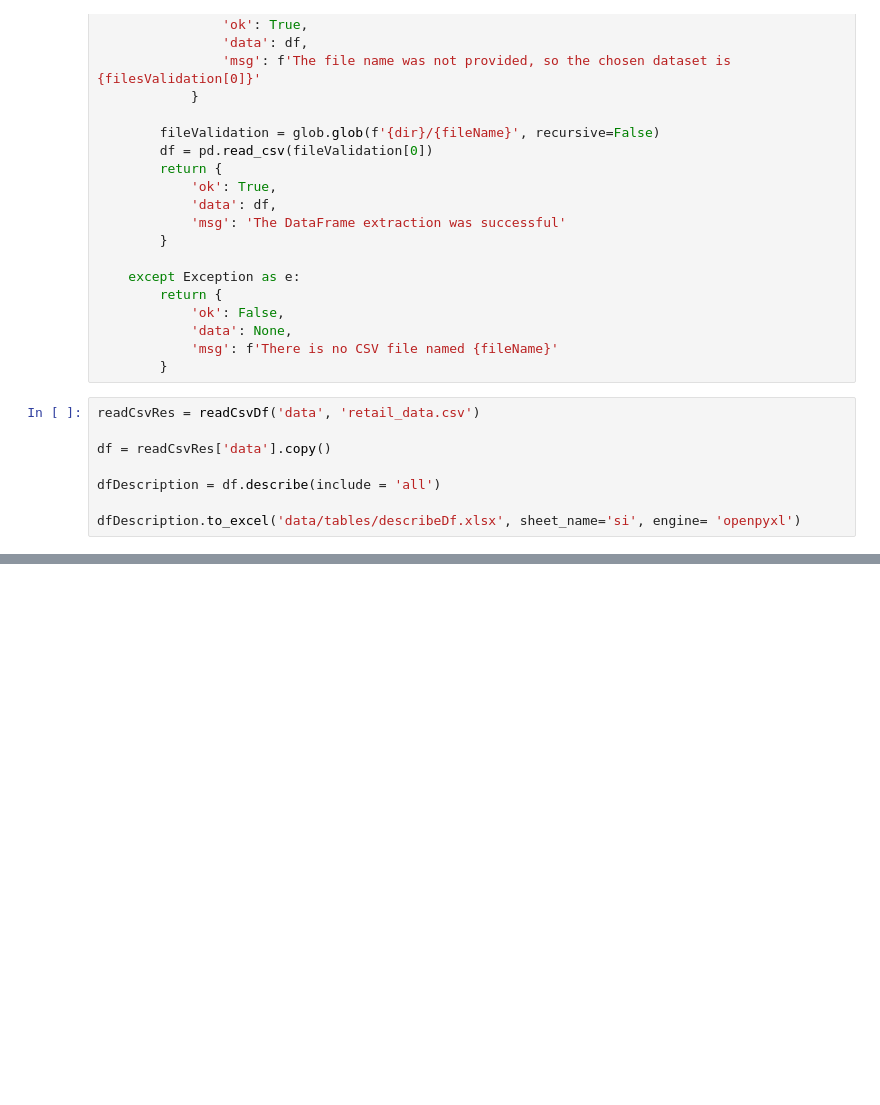
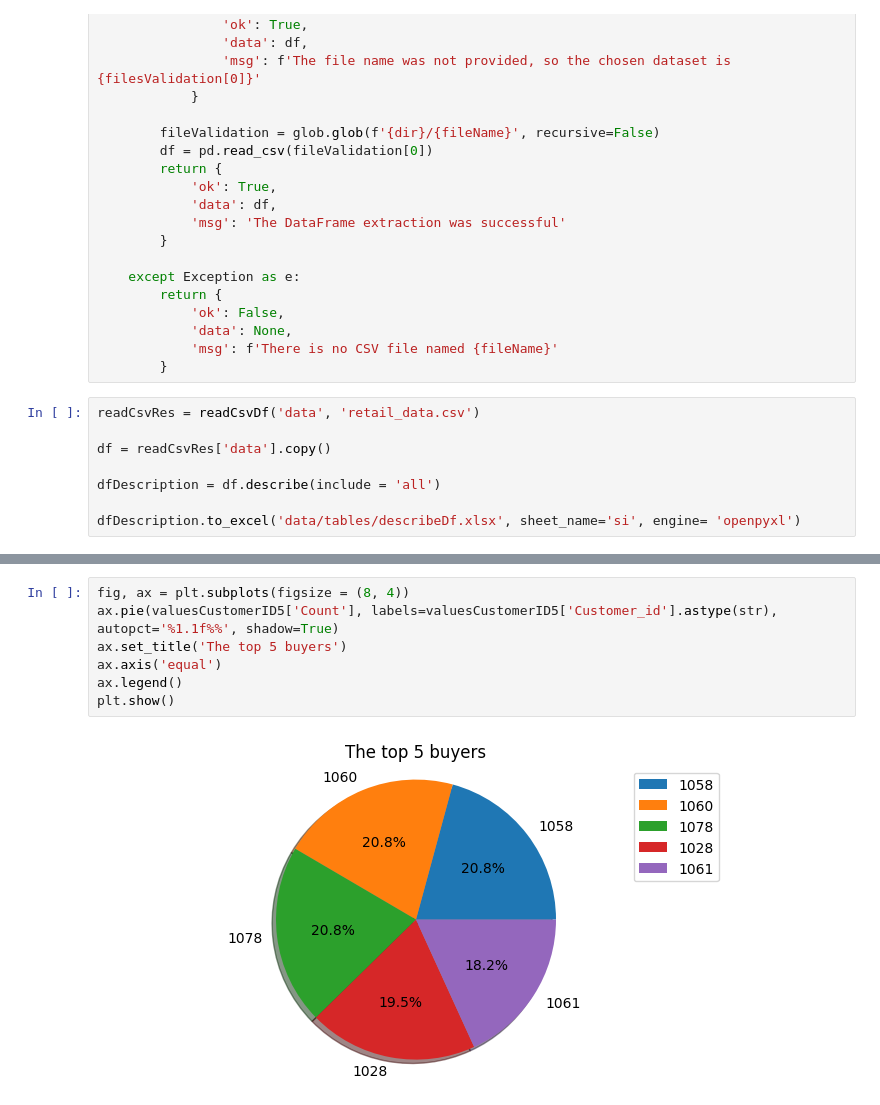
Before and after one commit to 317745/ETL_LAB-6, a Jupyter notebook: EDA.ipynb, the cells around one changed output, grey strips where cells are left out. Drawn from its saved outputs; the diff is of its cells as text; blank space fills up the shorter version.

```diff
--- a/EDA.ipynb
+++ b/EDA.ipynb
@@ -126,0 +122,9 @@ plt.show()
+# %%
+fig, ax = plt.subplots(figsize = (8, 4))
+ax.pie(valuesCustomerID5['Count'], labels=valuesCustomerID5['Customer_id'].astype(str), autopct='%1.1f%%', shadow=True)
+ax.set_title('The top 5 buyers')
+ax.axis('equal')
+ax.legend()
+plt.show()
+# %% [output]
+[figure, added]
```
Also changed, not shown: parts of 7 cells of this notebook, 1 other file.
